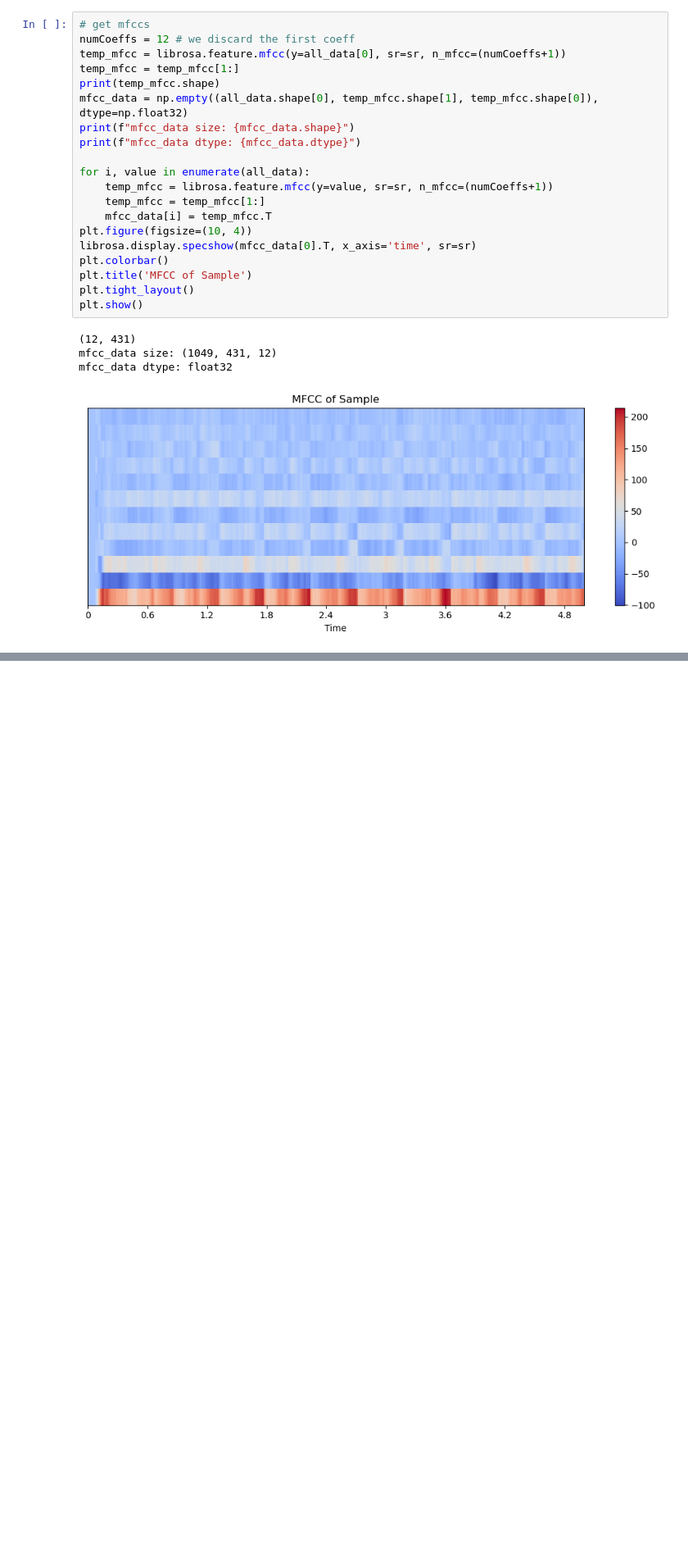
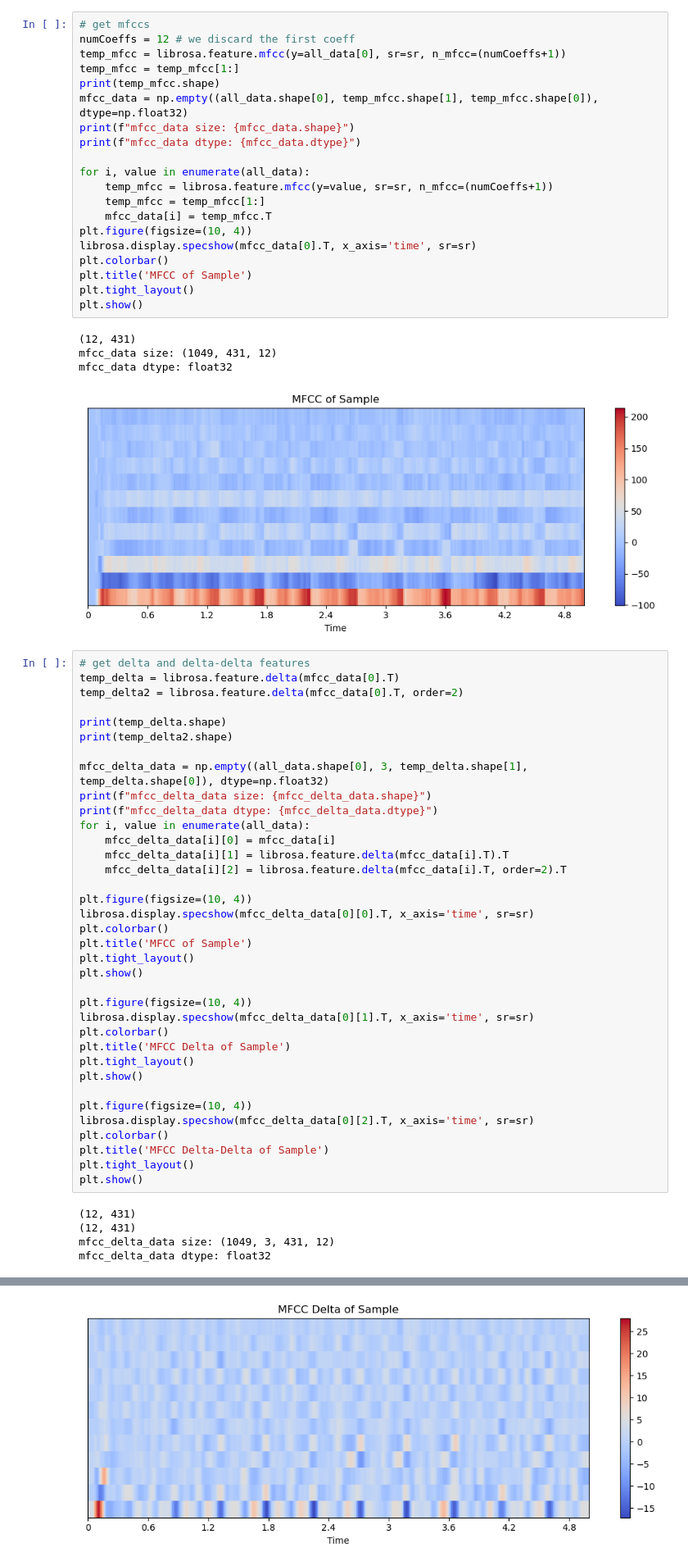
Before and after one commit to sion23/radio-adblock, a Jupyter notebook: generate_data_py.ipynb, the cells around one changed output, grey strips where cells are left out. Shown at 82% size. Cells and saved outputs as stored; diff of their text form; blank space fills up the shorter version.

Commit message:
added delta and delta-delta features

```diff
--- a/generate_data_py.ipynb
+++ b/generate_data_py.ipynb
@@ -109,3 +110,44 @@ plt.show()
 mfcc_data size: (1049, 431, 12)
 mfcc_data dtype: float32
 [figure]
+# %%
+# get delta and delta-delta features
+temp_delta = librosa.feature.delta(mfcc_data[0].T)
+temp_delta2 = librosa.feature.delta(mfcc_data[0].T, order=2)
+
+print(temp_delta.shape)
+print(temp_delta2.shape)
+
+mfcc_delta_data = np.empty((all_data.shape[0], 3, temp_delta.shape[1], temp_delta.shape[0]), dtype=np.float32)
+print(f"mfcc_delta_data size: {mfcc_delta_data.shape}")
+print(f"mfcc_delta_data dtype: {mfcc_delta_data.dtype}")
+for i, value in enumerate(all_data):
+    mfcc_delta_data[i][0] = mfcc_data[i]
+    mfcc_delta_data[i][1] = librosa.feature.delta(mfcc_data[i].T).T
+    mfcc_delta_data[i][2] = librosa.feature.delta(mfcc_data[i].T, order=2).T
+
+plt.figure(figsize=(10, 4))
+librosa.display.specshow(mfcc_delta_data[0][0].T, x_axis='time', sr=sr)
+plt.colorbar()
+plt.title('MFCC of Sample')
+plt.tight_layout()
+plt.show()
+
+plt.figure(figsize=(10, 4))
+librosa.display.specshow(mfcc_delta_data[0][1].T, x_axis='time', sr=sr)
+plt.colorbar()
+plt.title('MFCC Delta of Sample')
+plt.tight_layout()
+plt.show()
+
+plt.figure(figsize=(10, 4))
+librosa.display.specshow(mfcc_delta_data[0][2].T, x_axis='time', sr=sr)
+plt.colorbar()
+plt.title('MFCC Delta-Delta of Sample')
+plt.tight_layout()
+plt.show()
+# %% [output]
+(12, 431)
+(12, 431)
+mfcc_delta_data size: (1049, 3, 431, 12)
+mfcc_delta_data dtype: float32
@@ -111,0 +155 @@ mfcc_data dtype: float32
+[figure, added]
```
Also changed, not shown: parts of 4 cells of this notebook.
